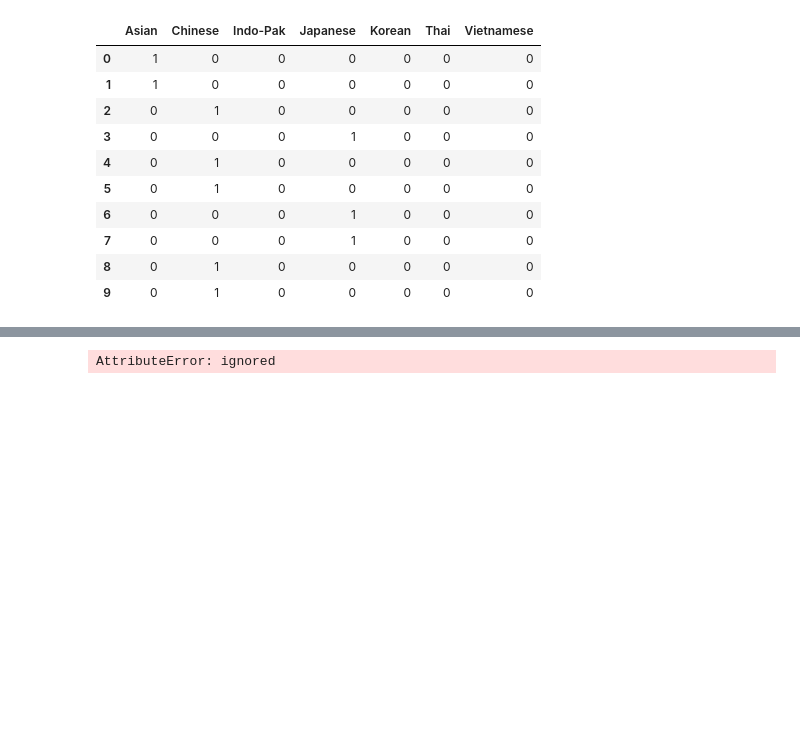
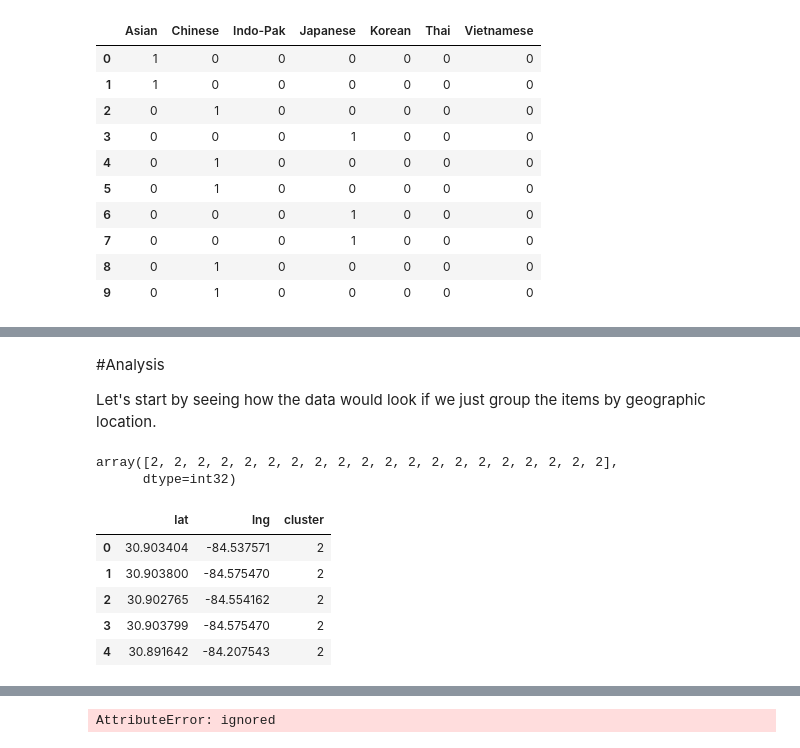
Before and after one commit to JamesDCage/Final-Week-0, a Jupyter notebook: Extracting_Data_from_Foursquare.ipynb, the cells around one changed output, grey strips where cells are left out. Drawn from its saved outputs; the diff is of its cells as text; code cells hidden in the pictures; blank space fills up the shorter version.

```diff
--- a/Extracting_Data_from_Foursquare.ipynb
+++ b/Extracting_Data_from_Foursquare.ipynb
@@ -733,0 +720,28 @@ FileNotFoundError: ignored
+# %% [markdown]
+#Analysis
+
+Let's start by seeing how the data would look if we just group the items by geographic location.
+# %%
+# set number of clusters. this represents a lot of trial-and-error.
+kclusters = 3
+
+georgia_clustering = df_georgia.drop(['name','categories','state'], 1)
+
+# run k-means clustering
+kmeans = KMeans(n_clusters=kclusters, random_state=0).fit(georgia_clustering)
+
+# check cluster labels generated for each row in the dataframe
+kmeans.labels_[0:20]
+# %% [output]
+array([2, 2, 2, 2, 2, 2, 2, 2, 2, 2, 2, 2, 2, 2, 2, 2, 2, 2, 2, 2],
+      dtype=int32)
+# %%
+georgia_clustering['cluster']=kmeans.labels_
+georgia_clustering.head()
+# %% [output]
+|  | lat | lng | cluster |
+| 0 | 30.903404 | -84.537571 | 2 |
+| 1 | 30.903800 | -84.575470 | 2 |
+| 2 | 30.902765 | -84.554162 | 2 |
+| 3 | 30.903799 | -84.575470 | 2 |
+| 4 | 30.891642 | -84.207543 | 2 |
```
Also changed, not shown: parts of 16 cells of this notebook, 1 other file.
